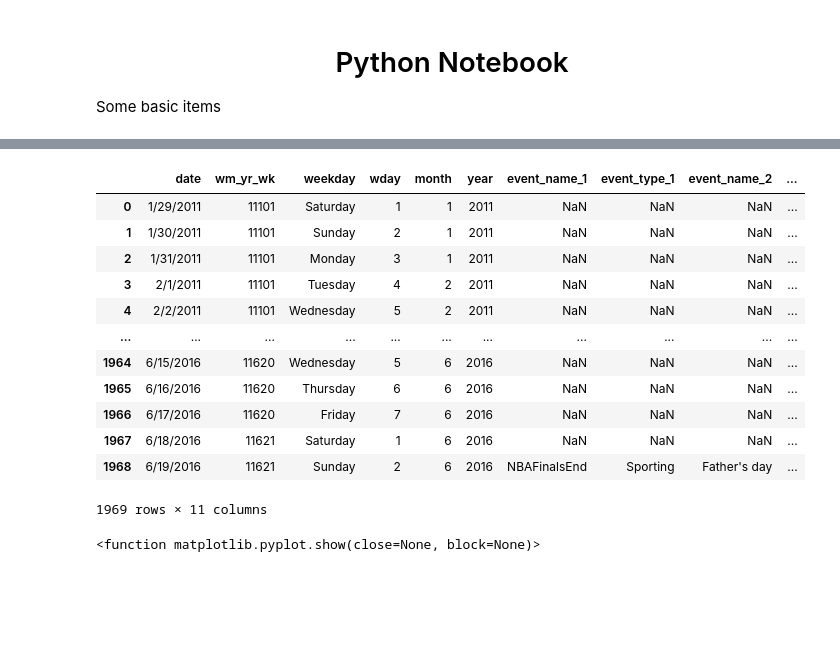
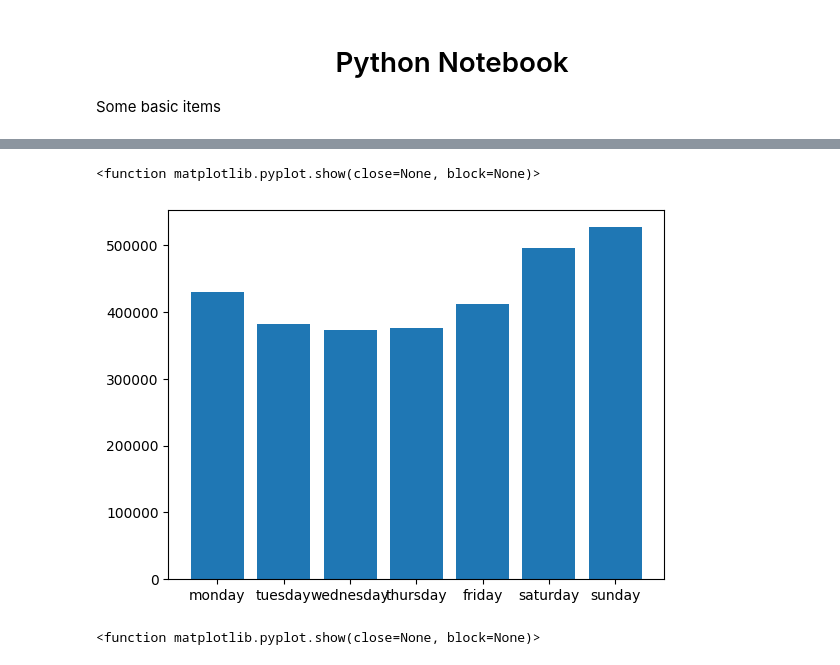
Before and after one commit to barath-uni/AFCS_Group_4, a Jupyter notebook: data_model_python.ipynb, the cells around one changed output, grey strips where cells are left out. Saved outputs shown, nothing was run; the diff lists cells and outputs as text; code cells hidden in the pictures; blank space fills up the shorter version.

Commit message:
Added the sales per weekday plot
Addition of various data handling functions and a plot showing the sales per weekday.

```diff
--- a/data_model_python.ipynb
+++ b/data_model_python.ipynb
@@ -17,16 +33,0 @@ df_sell_prices = pd.read_csv('data/sell_prices_afcs2022.csv')
-# %%
-df_calandars
-# %% [output]
-|  | date | wm_yr_wk | weekday | wday | month | year | event_name_1 | event_type_1 | event_name_2 | ... |
-| 0 | 1/29/2011 | 11101 | Saturday | 1 | 1 | 2011 | NaN | NaN | NaN | ... |
-| 1 | 1/30/2011 | 11101 | Sunday | 2 | 1 | 2011 | NaN | NaN | NaN | ... |
-| 2 | 1/31/2011 | 11101 | Monday | 3 | 1 | 2011 | NaN | NaN | NaN | ... |
-| 3 | 2/1/2011 | 11101 | Tuesday | 4 | 2 | 2011 | NaN | NaN | NaN | ... |
-| 4 | 2/2/2011 | 11101 | Wednesday | 5 | 2 | 2011 | NaN | NaN | NaN | ... |
-| ... | ... | ... | ... | ... | ... | ... | ... | ... | ... | ... |
-| 1964 | 6/15/2016 | 11620 | Wednesday | 5 | 6 | 2016 | NaN | NaN | NaN | ... |
-| 1965 | 6/16/2016 | 11620 | Thursday | 6 | 6 | 2016 | NaN | NaN | NaN | ... |
-| 1966 | 6/17/2016 | 11620 | Friday | 7 | 6 | 2016 | NaN | NaN | NaN | ... |
-| 1967 | 6/18/2016 | 11621 | Saturday | 1 | 6 | 2016 | NaN | NaN | NaN | ... |
-| 1968 | 6/19/2016 | 11621 | Sunday | 2 | 6 | 2016 | NBAFinalsEnd | Sporting | Father's day | ... |
-1969 rows × 11 columns
@@ -33,3 +89,13 @@ df_calandars
+# %%
+
+day_sales = get_sales_by_day(string_dates)
+days = ['monday', 'tuesday', 'wednesday', 'thursday', 'friday', 'saturday', 'sunday']
+
+plt.bar(days, day_sales)
+plt.show
+# %% [output]
+<function matplotlib.pyplot.show(close=None, block=None)>
+[figure, added]
 # %%
 # Plotting the complete food sales per day
 
```
Also changed, not shown: parts of 3 cells of this notebook.
